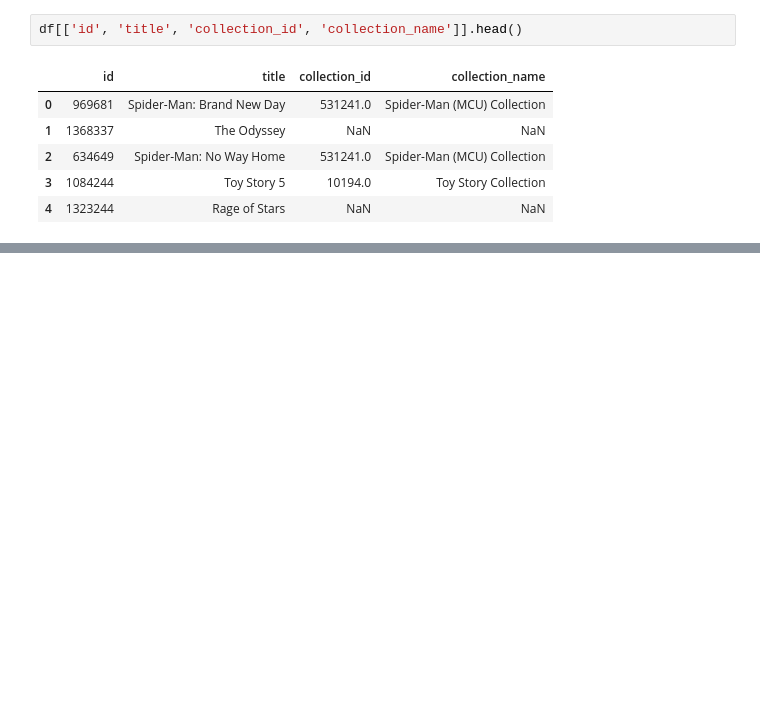
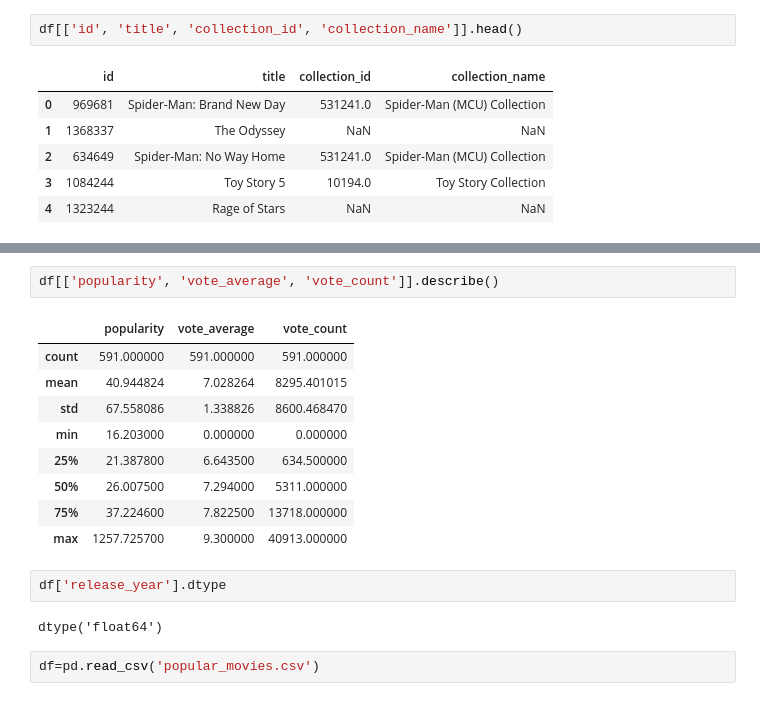
Before and after one commit to theaditya24/COMPLETE-PYTHON-FOR-DATA-ANALYTICS, a Jupyter notebook: TMDB API.ipynb, the cells around one changed output, grey strips where cells are left out. Saved outputs shown, nothing was run; the diff lists cells and outputs as text; blank space fills up the shorter version.

```diff
--- a/TMDB API.ipynb
+++ b/TMDB API.ipynb
@@ -370,0 +699,18 @@ df['genres'] = df['genres'].apply(
+# %%
+df[['popularity', 'vote_average', 'vote_count']].describe()
+# %% [output]
+|  | popularity | vote_average | vote_count |
+| count | 591.000000 | 591.000000 | 591.000000 |
+| mean | 40.944824 | 7.028264 | 8295.401015 |
+| std | 67.558086 | 1.338826 | 8600.468470 |
+| min | 16.203000 | 0.000000 | 0.000000 |
+| 25% | 21.387800 | 6.643500 | 634.500000 |
+| 50% | 26.007500 | 7.294000 | 5311.000000 |
+| 75% | 37.224600 | 7.822500 | 13718.000000 |
+| max | 1257.725700 | 9.300000 | 40913.000000 |
+# %%
+df['release_year'].dtype
+# %% [output]
+dtype('float64')
+# %%
+df=pd.read_csv('popular_movies.csv')
```
Also changed, not shown: parts of 50 cells of this notebook, 2 other files.
